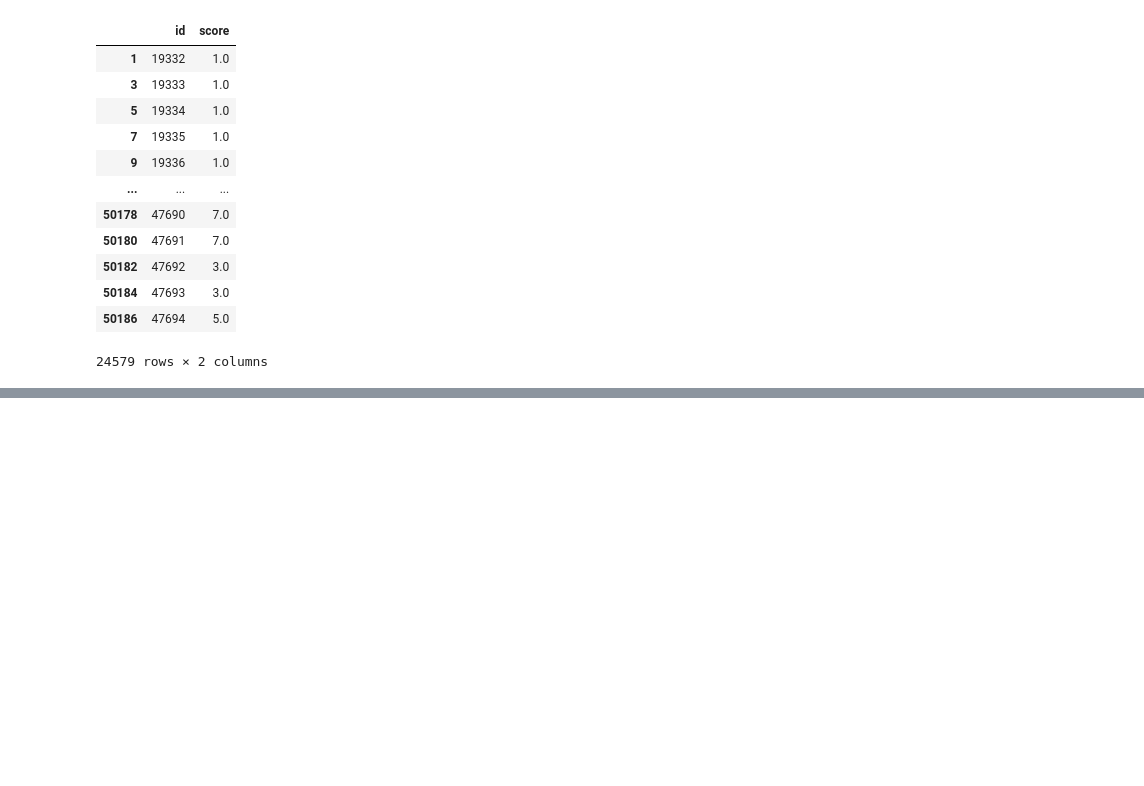
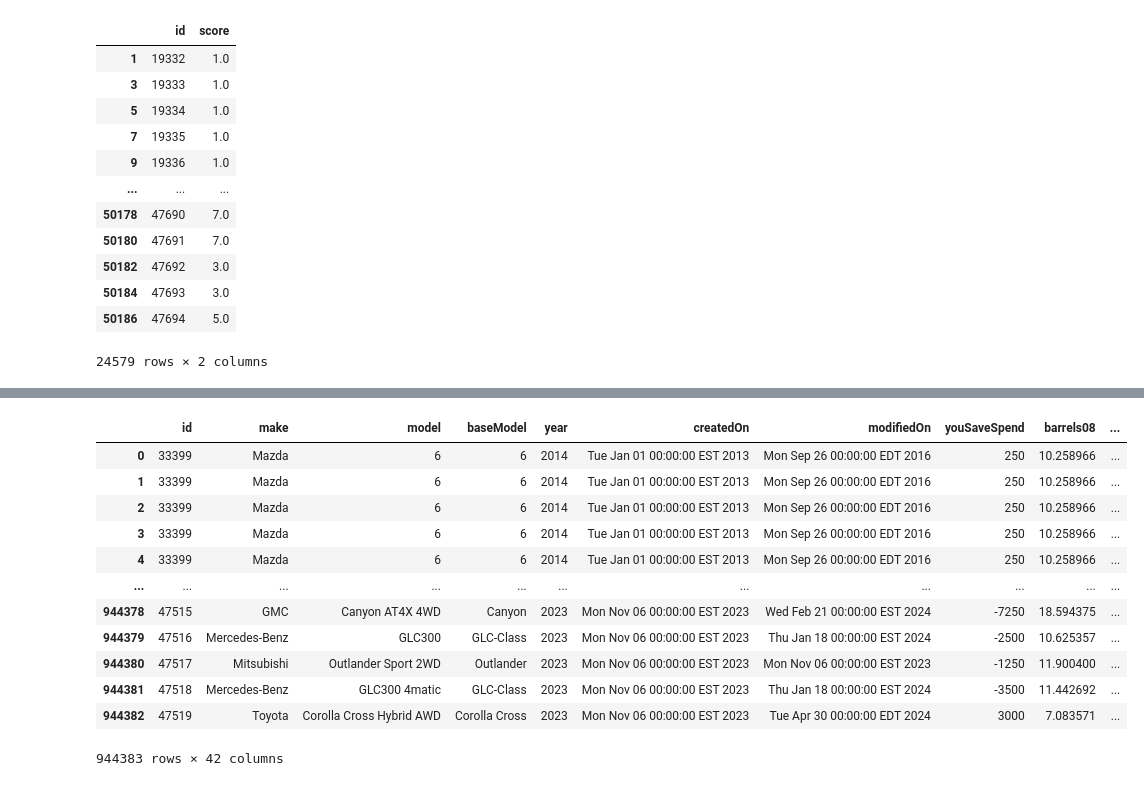
Before and after one commit to Berat-rex/Cars_Capstone, a Jupyter notebook: notebook/capstone_notebook.ipynb, the cells around one changed output, grey strips where cells are left out. Saved outputs shown, nothing was run; the diff lists cells and outputs as text; code cells hidden in the pictures; blank space fills up the shorter version.

```diff
--- a/notebook/capstone_notebook.ipynb
+++ b/notebook/capstone_notebook.ipynb
@@ -375,0 +689,3 @@ cars
+# %%
+price = price.groupby(['make', 'year', 'VClass', 'lat', 'long', 'state']).agg(avg_price = ('price', 'mean')).reset_index()
+price
@@ -375,0 +706,17 @@ cars
+# %%
+cars = pd.merge(cars, price, on = ['make', 'year', 'VClass'], how = 'left')
+cars
+# %% [output]
+|  | id | make | model | baseModel | year | createdOn | modifiedOn | youSaveSpend | barrels08 | ... |
+| 0 | 33399 | Mazda | 6 | 6 | 2014 | Tue Jan 01 00:00:00 EST 2013 | Mon Sep 26 00:00:00 EDT 2016 | 250 | 10.258966 | ... |
+| 1 | 33399 | Mazda | 6 | 6 | 2014 | Tue Jan 01 00:00:00 EST 2013 | Mon Sep 26 00:00:00 EDT 2016 | 250 | 10.258966 | ... |
+| 2 | 33399 | Mazda | 6 | 6 | 2014 | Tue Jan 01 00:00:00 EST 2013 | Mon Sep 26 00:00:00 EDT 2016 | 250 | 10.258966 | ... |
+| 3 | 33399 | Mazda | 6 | 6 | 2014 | Tue Jan 01 00:00:00 EST 2013 | Mon Sep 26 00:00:00 EDT 2016 | 250 | 10.258966 | ... |
+| 4 | 33399 | Mazda | 6 | 6 | 2014 | Tue Jan 01 00:00:00 EST 2013 | Mon Sep 26 00:00:00 EDT 2016 | 250 | 10.258966 | ... |
+| ... | ... | ... | ... | ... | ... | ... | ... | ... | ... | ... |
+| 944378 | 47515 | GMC | Canyon AT4X 4WD | Canyon | 2023 | Mon Nov 06 00:00:00 EST 2023 | Wed Feb 21 00:00:00 EST 2024 | -7250 | 18.594375 | ... |
+| 944379 | 47516 | Mercedes-Benz | GLC300 | GLC-Class | 2023 | Mon Nov 06 00:00:00 EST 2023 | Thu Jan 18 00:00:00 EST 2024 | -2500 | 10.625357 | ... |
+| 944380 | 47517 | Mitsubishi | Outlander Sport 2WD | Outlander | 2023 | Mon Nov 06 00:00:00 EST 2023 | Mon Nov 06 00:00:00 EST 2023 | -1250 | 11.900400 | ... |
+| 944381 | 47518 | Mercedes-Benz | GLC300 4matic | GLC-Class | 2023 | Mon Nov 06 00:00:00 EST 2023 | Thu Jan 18 00:00:00 EST 2024 | -3500 | 11.442692 | ... |
+| 944382 | 47519 | Toyota | Corolla Cross Hybrid AWD | Corolla Cross | 2023 | Mon Nov 06 00:00:00 EST 2023 | Tue Apr 30 00:00:00 EDT 2024 | 3000 | 7.083571 | ... |
+944383 rows × 42 columns
```
Also changed, not shown: parts of 39 cells of this notebook.
